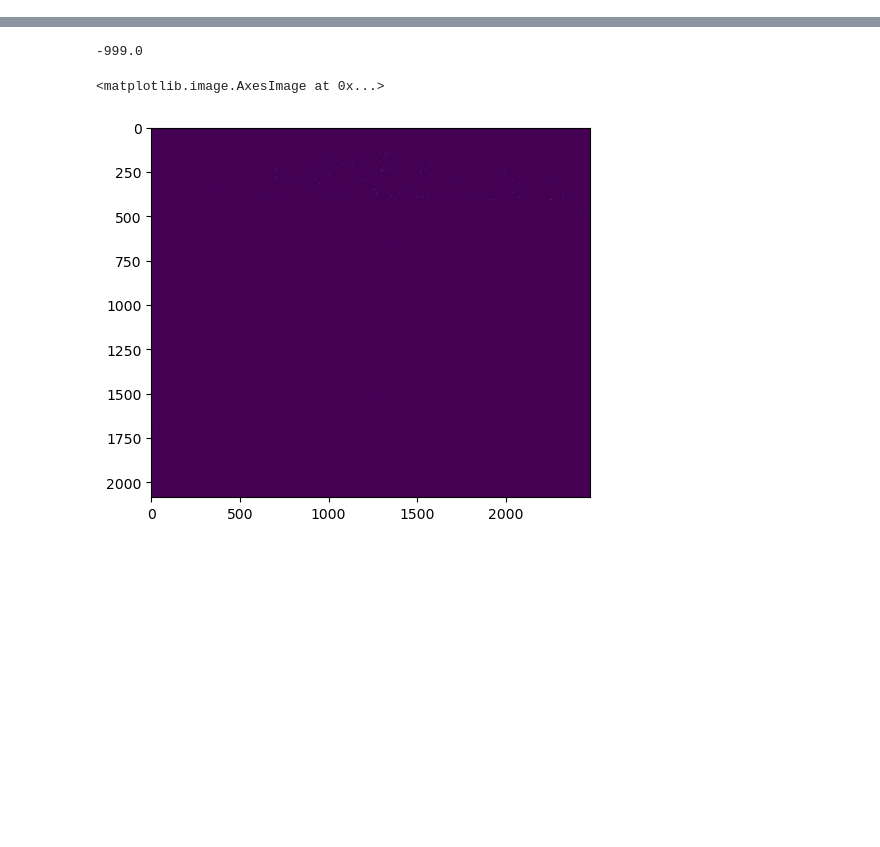
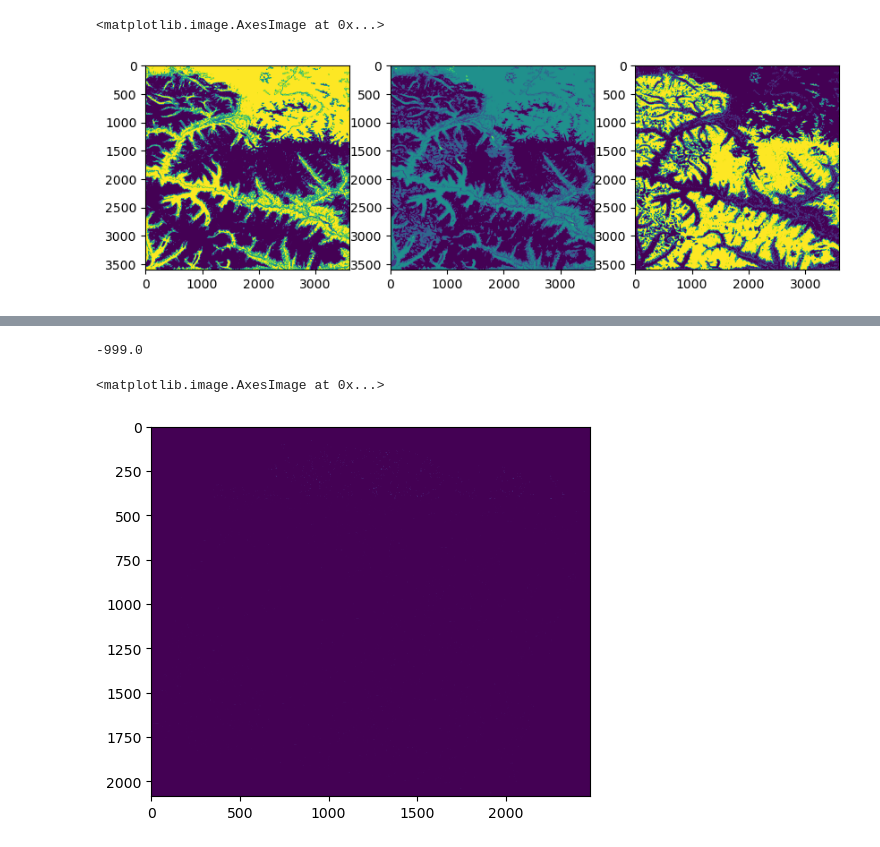
Before and after one commit to xinluo2018/Glacier-in-SETP, a Jupyter notebook: tmp.ipynb, the cells around one changed output, grey strips where cells are left out. Cells and saved outputs as stored; diff of their text form; code cells hidden in the pictures; blank space fills up the shorter version.

```diff
--- a/tmp.ipynb
+++ b/tmp.ipynb
@@ -10 +13,8 @@ from utils.geotif_io import readTiff
+# %%
+### Setting
+dir_proj = '/home/xin/Developer-luo/Glacier-in-SETP'
+dir_srtm = dir_proj+'/data/dem-data/srtm-c/tiles'
+dir_water = dir_proj+'/data/land_cover/water/water-jrc/tiles'      # jrc water map for water mask
+dir_rgi60 = dir_proj+'/data/land_cover/rgi60/tiles'                  # rgi glacier data for glacier mask
+dir_veg = dir_proj+'/data/land_cover/vegetation/tiles-2010'      # land cover data for forest mask
 # %%
@@ -16,0 +99,15 @@ img.shape
+# %%
+paths_srtm_tile = glob(dir_proj+'/data/dem-data/srtm-c/tiles/*[!albers].tif')
+for path_srtm_tile in paths_srtm_tile:
+    tile_id = os.path.basename(path_srtm_tile)
+    path_wat = 'data/land_cover/water/water-jrc/tiles/'+tile_id
+    path_gla = 'data/land_cover/rgi60//tiles/'+tile_id
+    path_veg = 'data/land_cover/vegetation/tiles-2020/'+tile_id
+    path_out_stable = 'data/land_cover/stable_cover/tiles-2020/'+tile_id
+    lay_stack(path_imgs=[path_srtm_tile, path_wat, path_gla, path_veg], path_out = 'lay_stack.tif')
+    lay_stack_img, lay_stack_img_info = readTiff('lay_stack.tif')
+    mask_wat_gla_veg = lay_stack_img[:,:,1] + lay_stack_img[:,:,2]*2 + lay_stack_img[:,:,3]*3
+    mask_stable = np.where(mask_wat_gla_veg==0, 1, 0)     ### get stable region
+    writeTiff(im_data=mask_stable, im_geotrans=lay_stack_img_info['geotrans'], \
+                                        im_geosrs=lay_stack_img_info['geosrs'], path_out=path_out_stable)
+    # break
@@ -16,0 +146,11 @@ img.shape
+# %%
+plt.figure(figsize=(10,3))
+plt.subplot(1,3,1)
+plt.imshow(lay_stack[:,:,3])
+plt.subplot(1,3,2)
+plt.imshow(mask_wat_gla_veg)
+plt.subplot(1,3,3)
+plt.imshow(mask_stable)
+# %% [output]
+<matplotlib.image.AxesImage at 0x...>
+[figure, added]
```
Also changed, not shown: parts of 14 cells of this notebook, 13 other files.
